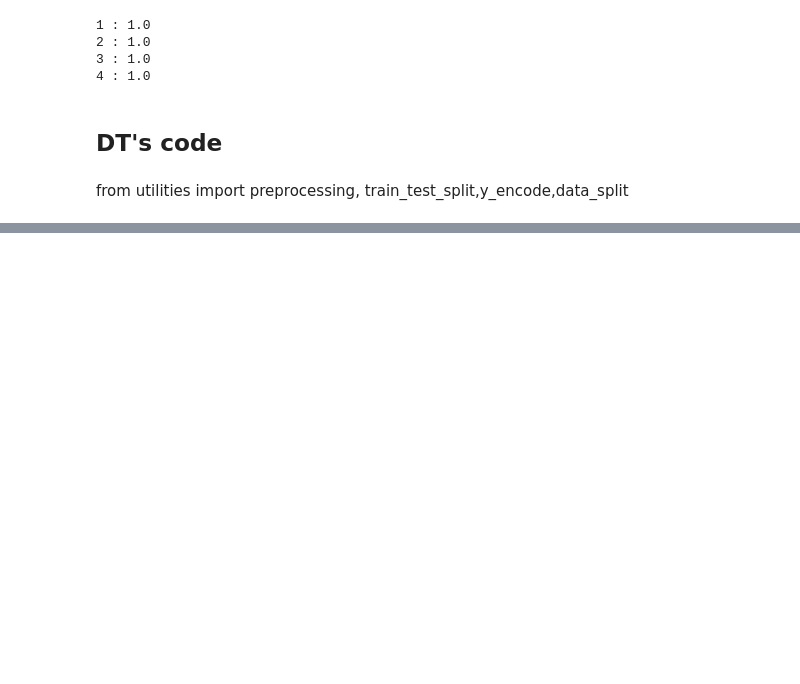
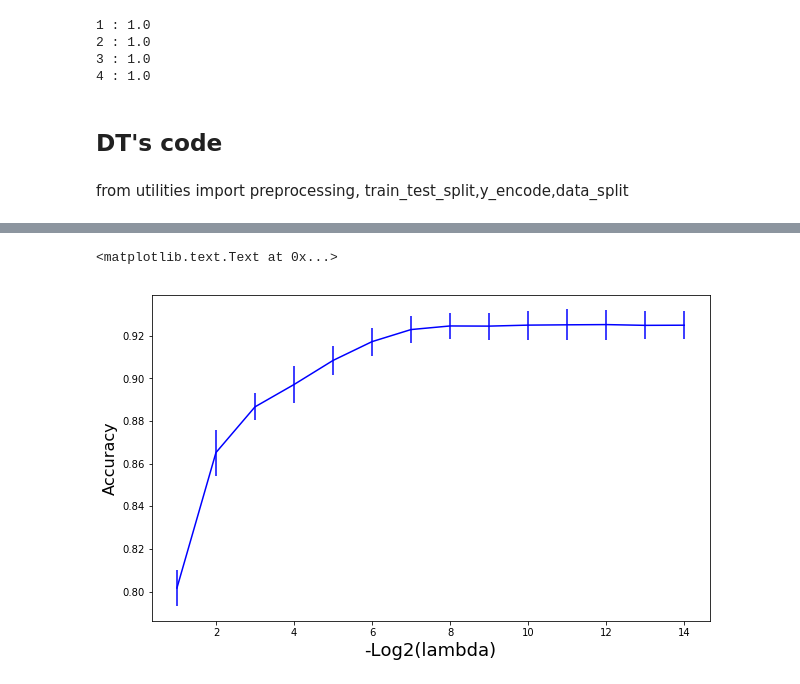
Before and after one commit to 12kleingordon34/SL2, a Jupyter notebook: exploratory_notebook.ipynb, the cells around one changed output, grey strips where cells are left out. Saved outputs shown, nothing was run; the diff lists cells and outputs as text; code cells hidden in the pictures; blank space fills up the shorter version.

```diff
--- a/exploratory_notebook.ipynb
+++ b/exploratory_notebook.ipynb
@@ -116,10 +84,0 @@ Wall time: 3.51 s
-# %%
-%time
-for i in range(1,10):
-    y_train_i = y_encode(y_train,i)
-    print(y_train_i[0:10])
-    P = KernelPerceptron(polynomial_kernel, k_params=2) # quadratic kernel
-    print(P.M)
-    P.train(X_train,y_train_i)
-    print(P.M)
-    predictions[:,i] = P.predict_proba(X_test)
@@ -188,0 +116,4 @@ array([ True,  True,  True, ...,  True,  True,  True], dtype=bool)
+# %%
+# reg_list = [2**(-i) for i in range(1, 11)]
+# header= ["log2(-{})".format(i) for i in range(1, 11)]
+df = pd.read_csv('lr_reg_variable_selection.csv', header=None)
@@ -188,0 +126,9 @@ array([ True,  True,  True, ...,  True,  True,  True], dtype=bool)
+# %%
+x = [i for i in range(1, 15)]
+fig = plt.figure(figsize=(10,6))
+plt.errorbar(x,df.iloc[0, :],yerr=df.iloc[1, :], fmt='b')
+plt.xlabel('-Log2(lambda)', fontsize=18)
+plt.ylabel('Accuracy', fontsize=16)
+# %% [output]
+<matplotlib.text.Text at 0x...>
+[figure, added]
```
Also changed, not shown: parts of 19 cells of this notebook.
